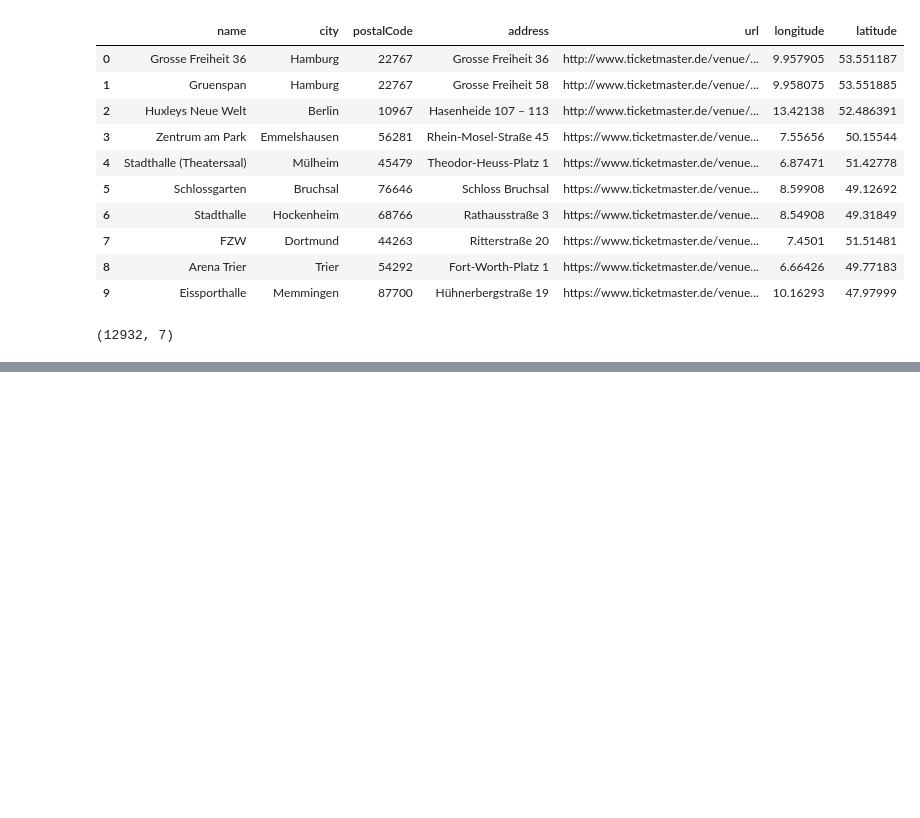
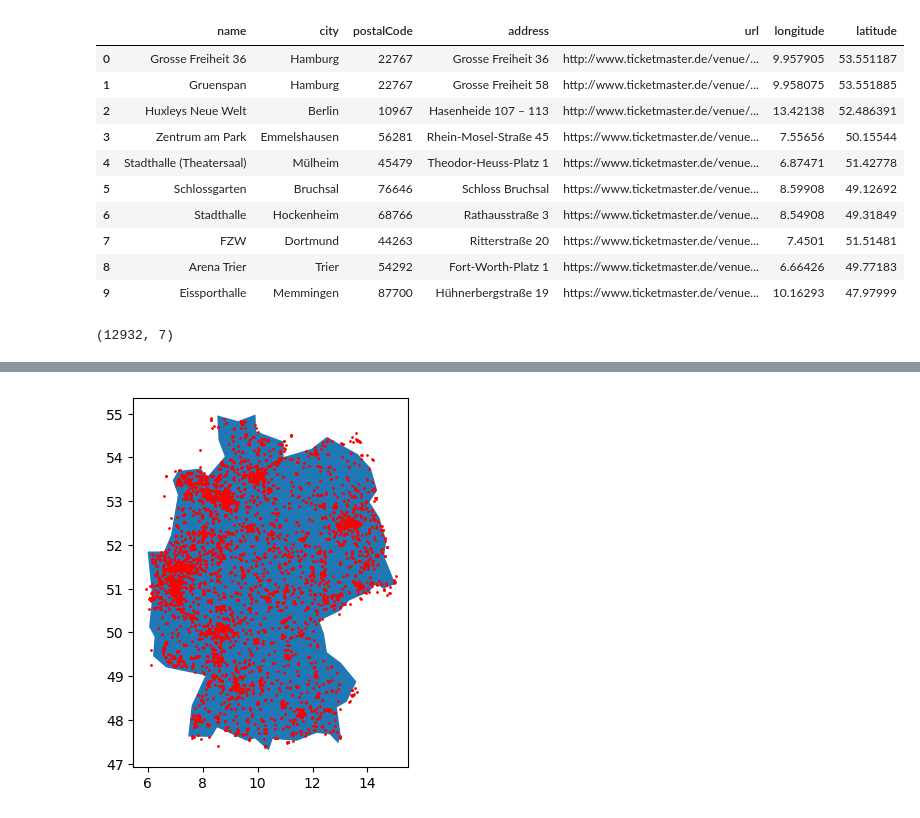
Before and after one commit to MariusDSPM/DSPM-Assignment05, a Jupyter notebook: Knipp_Marius_Assignment05_Python.ipynb, the cells around one changed output, grey strips where cells are left out. Saved outputs shown, nothing was run; the diff lists cells and outputs as text; code cells hidden in the pictures; blank space fills up the shorter version.

Commit message:
Task 10/11: Visualizing the extracted data

```diff
--- a/Knipp_Marius_Assignment05_Python.ipynb
+++ b/Knipp_Marius_Assignment05_Python.ipynb
@@ -152,0 +164,35 @@ venues_germany.shape
+# %%
+def plot_venues(venues, country, lo_min, lo_max, lat_min, lat_max):
+
+    # Change data type of 'longitude' and 'latitude' to float
+    venues[['longitude', 'latitude']] = venues[['longitude', 'latitude']].astype(float)
+
+    # Set coordinates outside the range to NaN
+    venues['longitude'] = venues['longitude'].mask((venues['longitude'] < lo_min) |
+                                                   (venues['longitude'] > lo_max))
+    venues['latitude'] = venues['latitude'].mask((venues['latitude'] < lat_min) |
+                                                 (venues['latitude'] > lat_max))
+
+    # Get a base map the country
+    map = gpd.read_file(gpd.datasets.get_path("naturalearth_lowres"))
+    map = map[map.name == country]
+
+    fig, ax = plt.subplots()
+
+    # Plot the map
+    map.plot(ax = ax)
+
+    # Plot the venues
+    x = venues['longitude']
+    y = venues['latitude']
+    plt.scatter(x, y, s=1, color='red')
+
+    plt.show()
+# %%
+# Extreme points of Germany
+lo_min, lo_max = 5.866, 15.042
+lat_min, lat_max = 47.270, 55.059
+
+plot_venues(venues_germany, 'Germany', lo_min, lo_max, lat_min, lat_max)
+# %% [output]
+[figure, added]
```
Also changed, not shown: parts of 3 cells of this notebook.
